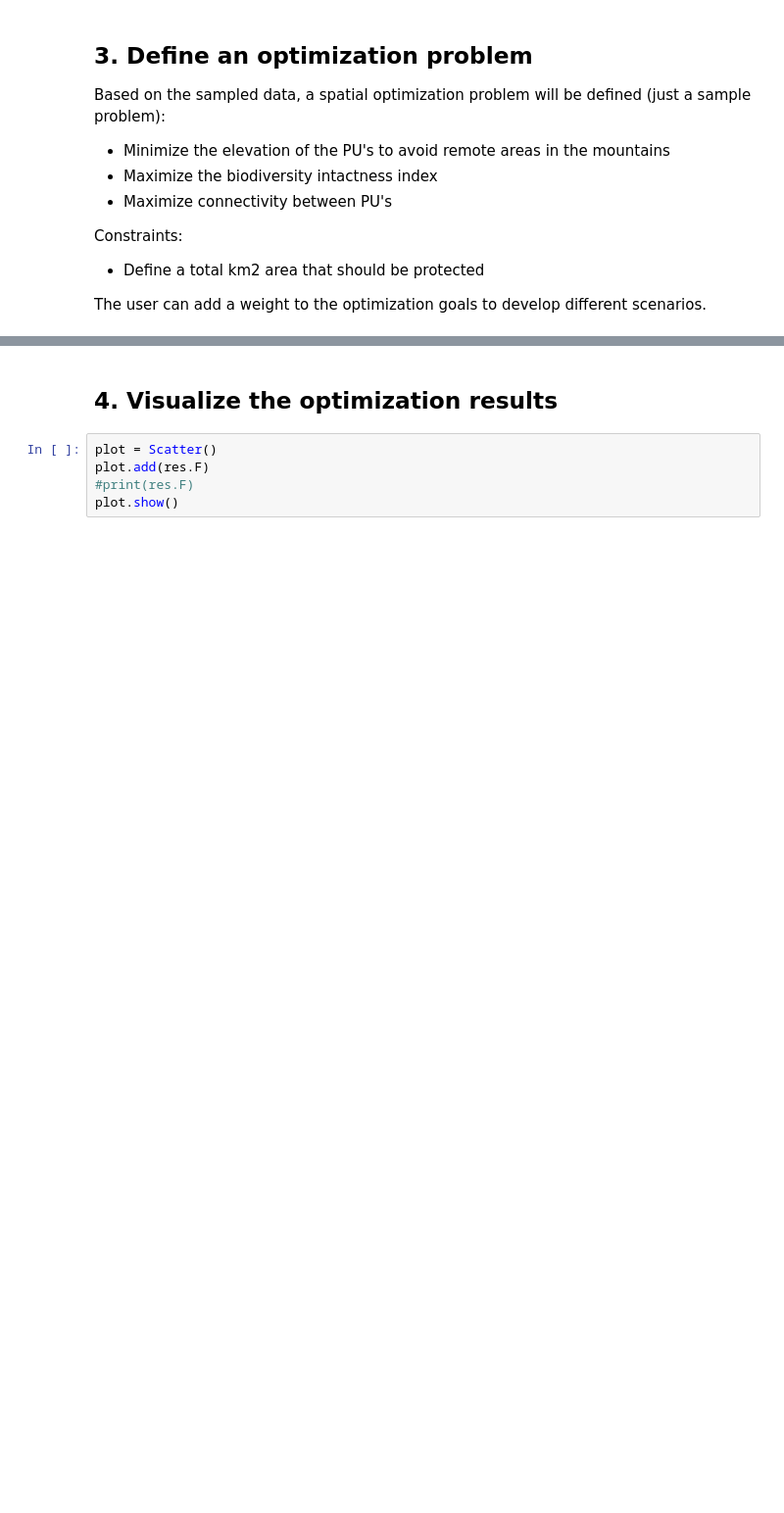
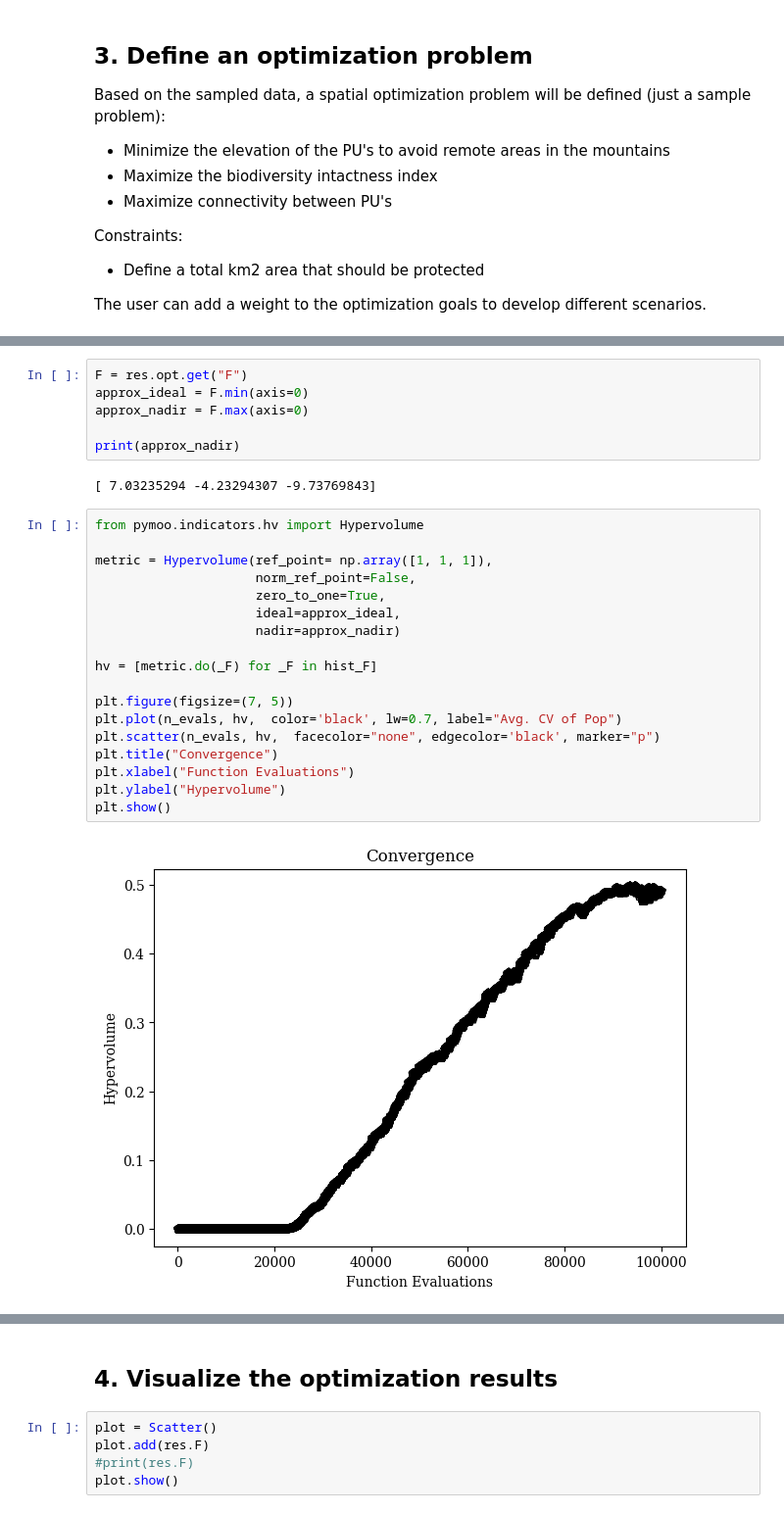
Before and after one commit to spretosg/PAREUS_PCA, a Jupyter notebook: PAREUS_optimization_NSGA3.ipynb, the cells around one changed output, grey strips where cells are left out. Shown at 98% size. Drawn from its saved outputs; the diff is of its cells as text; blank space fills up the shorter version.

```diff
--- a/PAREUS_optimization_NSGA3.ipynb
+++ b/PAREUS_optimization_NSGA3.ipynb
@@ -306,0 +541,28 @@ Please make sure pop_size is equal or larger than the number of reference direct
+# %%
+F = res.opt.get("F")
+approx_ideal = F.min(axis=0)
+approx_nadir = F.max(axis=0)
+
+print(approx_nadir)
+# %% [output]
+[ 7.03235294 -4.23294307 -9.73769843]
+# %%
+from pymoo.indicators.hv import Hypervolume
+
+metric = Hypervolume(ref_point= np.array([1, 1, 1]),
+                     norm_ref_point=False,
+                     zero_to_one=True,
+                     ideal=approx_ideal,
+                     nadir=approx_nadir)
+
+hv = [metric.do(_F) for _F in hist_F]
+
+plt.figure(figsize=(7, 5))
+plt.plot(n_evals, hv,  color='black', lw=0.7, label="Avg. CV of Pop")
+plt.scatter(n_evals, hv,  facecolor="none", edgecolor='black', marker="p")
+plt.title("Convergence")
+plt.xlabel("Function Evaluations")
+plt.ylabel("Hypervolume")
+plt.show()
+# %% [output]
+[figure, added]
```
Also changed, not shown: parts of 46 cells of this notebook.
